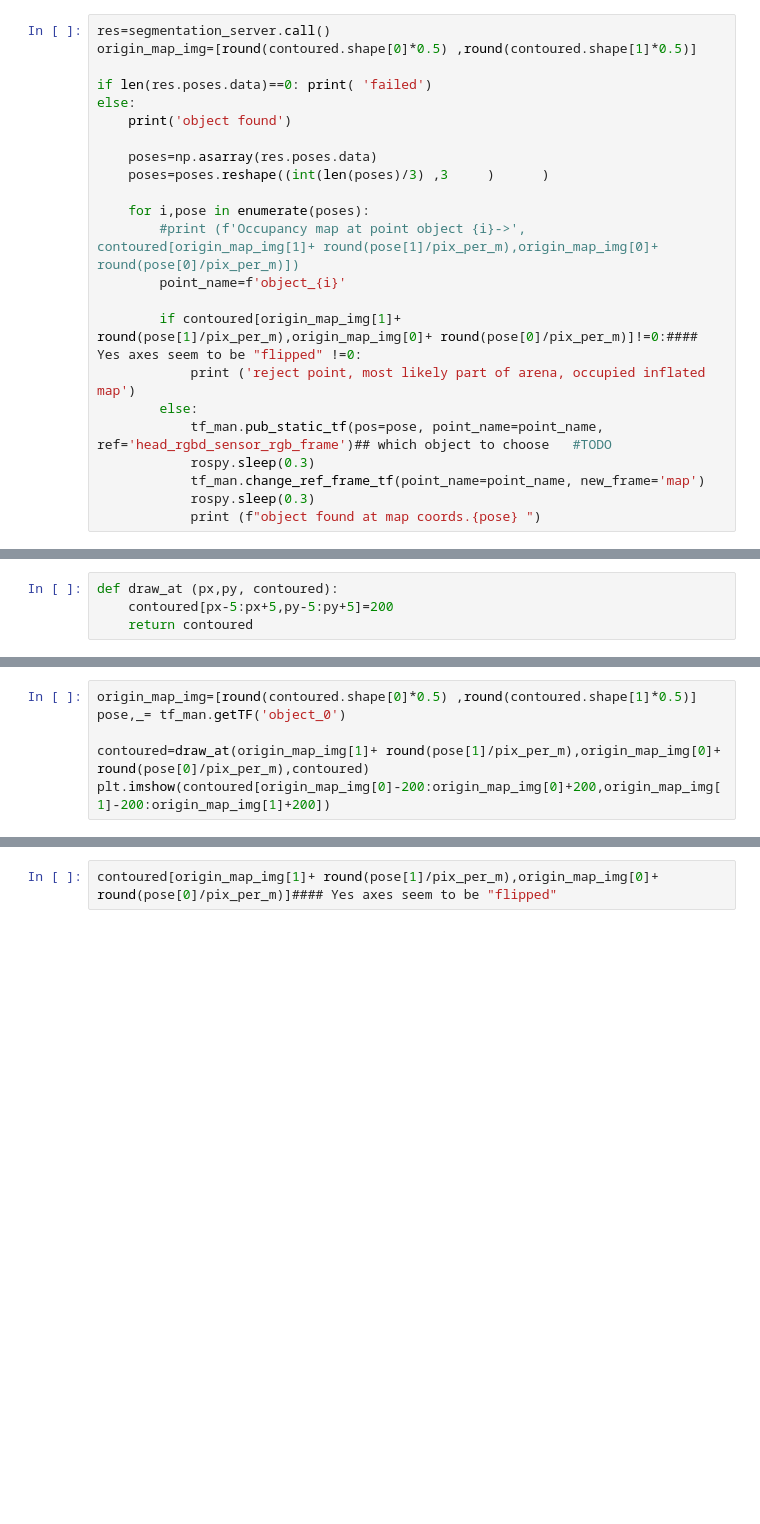
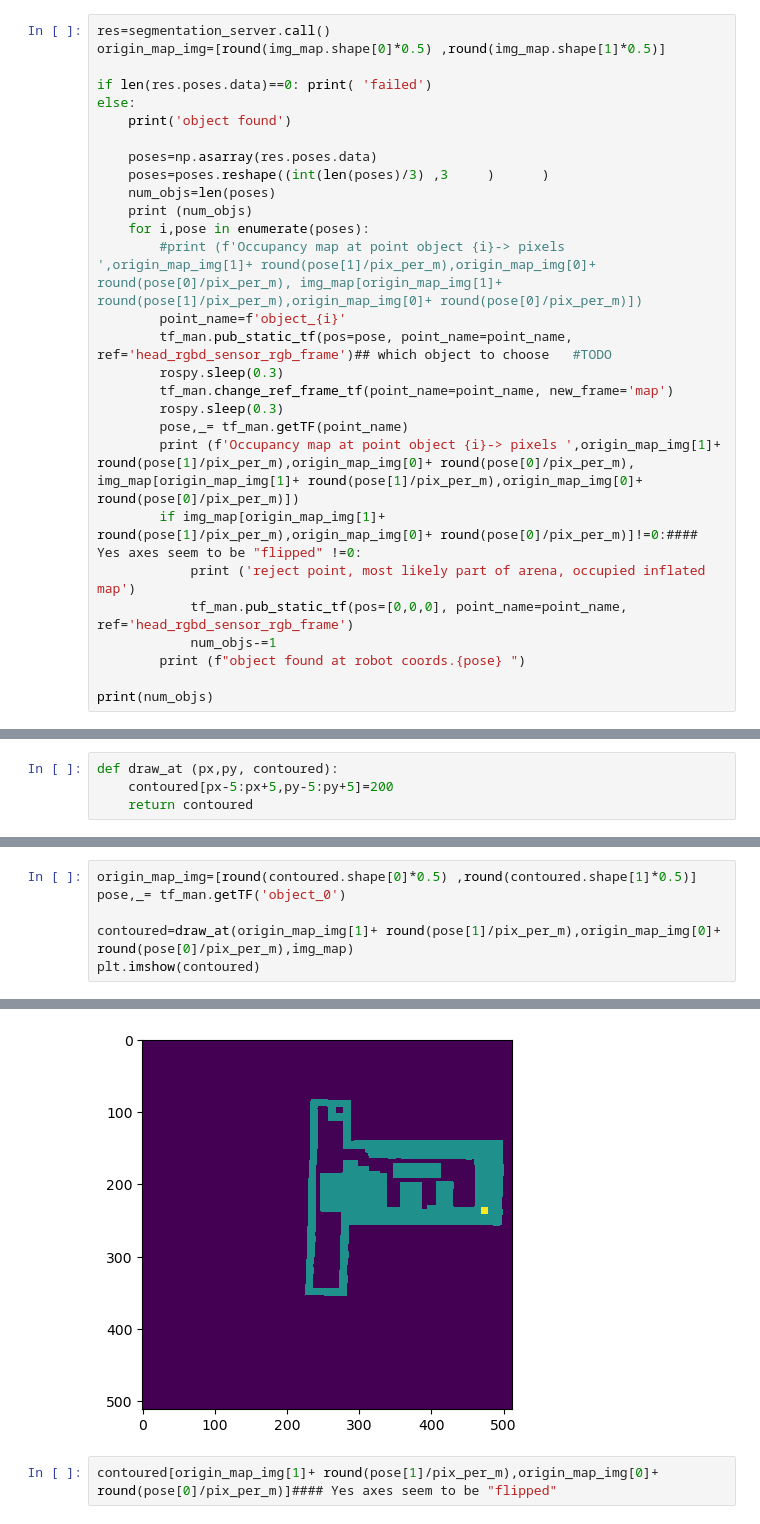
Before and after one commit to takeshi-pumas/catkin_extras, a Jupyter notebook: src/smaches/Segment_and_tfs.ipynb, the cells around one changed output, grey strips where cells are left out. Saved outputs shown, nothing was run; the diff lists cells and outputs as text; blank space fills up the shorter version.

```diff
--- a/src/smaches/Segment_and_tfs.ipynb
+++ b/src/smaches/Segment_and_tfs.ipynb
@@ -459,6 +386,6 @@ head.set_joint_values([0,-1])
 # %%
 res=segmentation_server.call()
-origin_map_img=[round(contoured.shape[0]*0.5) ,round(contoured.shape[1]*0.5)]
+origin_map_img=[round(img_map.shape[0]*0.5) ,round(img_map.shape[1]*0.5)]
 
 if len(res.poses.data)==0: print( 'failed')
 else:
@@ -466,17 +393,22 @@ else:
 
     poses=np.asarray(res.poses.data)
     poses=poses.reshape((int(len(poses)/3) ,3     )      )
+    num_objs=len(poses)
+    print (num_objs)
+    for i,pose in enumerate(poses):
+        #print (f'Occupancy map at point object {i}-> pixels ',origin_map_img[1]+ round(pose[1]/pix_per_m),origin_map_img[0]+ round(pose[0]/pix_per_m), img_map[origin_map_img[1]+ round(pose[1]/pix_per_m),origin_map_img[0]+ round(pose[0]/pix_per_m)])
+        point_name=f'object_{i}'
+        tf_man.pub_static_tf(pos=pose, point_name=point_name, ref='head_rgbd_sensor_rgb_frame')## which object to choose   #TODO
+        rospy.sleep(0.3)
+        tf_man.change_ref_frame_tf(point_name=point_name, new_frame='map')
+        rospy.sleep(0.3)
+        pose,_= tf_man.getTF(point_name)
+        print (f'Occupancy map at point object {i}-> pixels ',origin_map_img[1]+ round(pose[1]/pix_per_m),origin_map_img[0]+ round(pose[0]/pix_per_m), img_map[origin_map_img[1]+ round(pose[1]/pix_per_m),origin_map_img[0]+ round(pose[0]/pix_per_m)])
+        if img_map[origin_map_img[1]+ round(pose[1]/pix_per_m),origin_map_img[0]+ round(pose[0]/pix_per_m)]!=0:#### Yes axes seem to be "flipped" !=0:
+            print ('reject point, most likely part of arena, occupied inflated map')
+            tf_man.pub_static_tf(pos=[0,0,0], point_name=point_name, ref='head_rgbd_sensor_rgb_frame')
+            num_objs-=1
+        print (f"object found at robot coords.{pose} ")
 
-    for i,pose in enumerate(poses):
-        #print (f'Occupancy map at point object {i}->', contoured[origin_map_img[1]+ round(pose[1]/pix_per_m),origin_map_img[0]+ round(pose[0]/pix_per_m)])
-        point_name=f'object_{i}'
-
-        if contoured[origin_map_img[1]+ round(pose[1]/pix_per_m),origin_map_img[0]+ round(pose[0]/pix_per_m)]!=0:#### Yes axes seem to be "flipped" !=0:
-            print ('reject point, most likely part of arena, occupied inflated map')
-        else:
-            tf_man.pub_static_tf(pos=pose, point_name=point_name, ref='head_rgbd_sensor_rgb_frame')## which object to choose   #TODO
-            rospy.sleep(0.3)
-            tf_man.change_ref_frame_tf(point_name=point_name, new_frame='map')
-            rospy.sleep(0.3)
-            print (f"object found at map coords.{pose} ")
+print(num_objs)
 # %% [output]
@@ -536,5 +461,6 @@ plt.imshow(contoured)
 origin_map_img=[round(contoured.shape[0]*0.5) ,round(contoured.shape[1]*0.5)]
 pose,_= tf_man.getTF('object_0')
 
-contoured=draw_at(origin_map_img[1]+ round(pose[1]/pix_per_m),origin_map_img[0]+ round(pose[0]/pix_per_m),contoured)
-plt.imshow(contoured[origin_map_img[0]-200:origin_map_img[0]+200,origin_map_img[1]-200:origin_map_img[1]+200])
+contoured=draw_at(origin_map_img[1]+ round(pose[1]/pix_per_m),origin_map_img[0]+ round(pose[0]/pix_per_m),img_map)
+plt.imshow(contoured)
+# %% [output]
@@ -541,3 +468,4 @@ plt.imshow(contoured[origin_map_img[0]-200:origin_map_img[0]+200,origin_map_img[
+[figure, added]
 # %%
 contoured[origin_map_img[1]+ round(pose[1]/pix_per_m),origin_map_img[0]+ round(pose[0]/pix_per_m)]#### Yes axes seem to be "flipped"
 # %%
```
Also changed, not shown: parts of 15 cells of this notebook, 20 other files.
